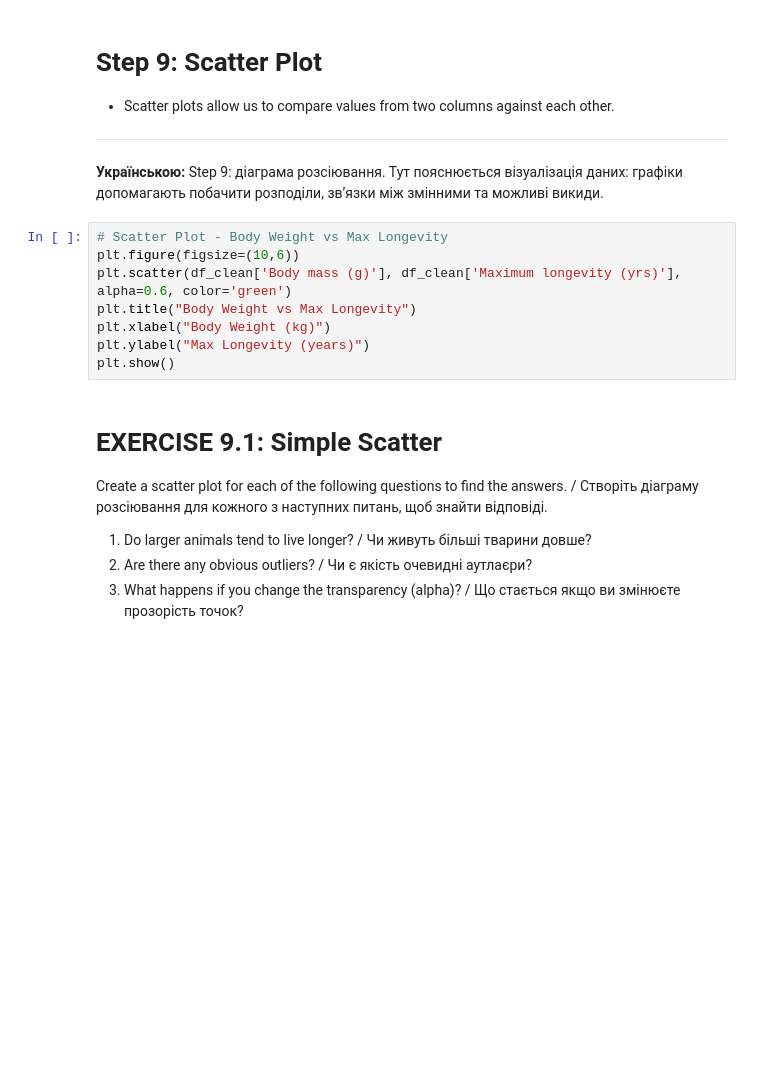
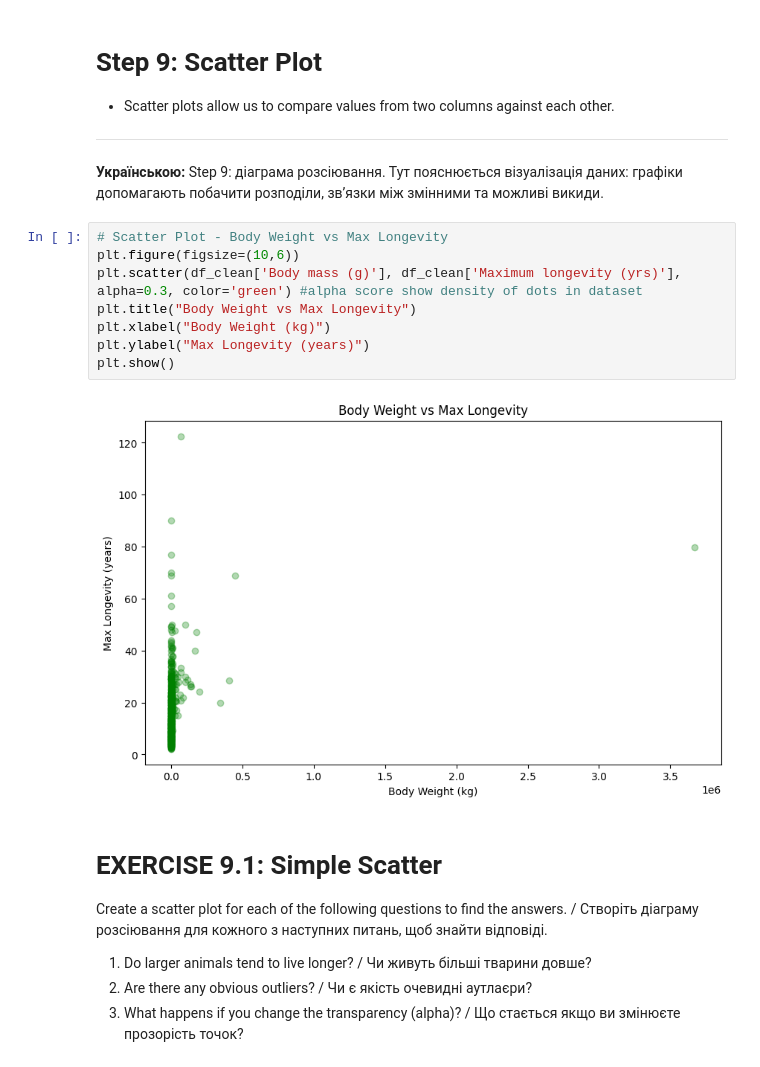
Before and after one commit to UBDS-3/Basic-python-2026, a Jupyter notebook: day4/Intro_to_Pandas_Matplotlib.ipynb, the cells around one changed output. Saved outputs shown, nothing was run; the diff lists cells and outputs as text; blank space fills up the shorter version.

```diff
--- a/day4/Intro_to_Pandas_Matplotlib.ipynb
+++ b/day4/Intro_to_Pandas_Matplotlib.ipynb
@@ -228,11 +522,13 @@ plt.show()
 # %%
 # Scatter Plot - Body Weight vs Max Longevity
 plt.figure(figsize=(10,6))
-plt.scatter(df_clean['Body mass (g)'], df_clean['Maximum longevity (yrs)'], alpha=0.6, color='green')
+plt.scatter(df_clean['Body mass (g)'], df_clean['Maximum longevity (yrs)'], alpha=0.3, color='green') #alpha score show density of dots in dataset
 plt.title("Body Weight vs Max Longevity")
 plt.xlabel("Body Weight (kg)")
 plt.ylabel("Max Longevity (years)")
 plt.show()
+# %% [output]
+[figure, added]
 # %% [markdown]
 # EXERCISE 9.1: Simple Scatter
 
```
Also changed, not shown: parts of 23 cells of this notebook, 14 other files.
